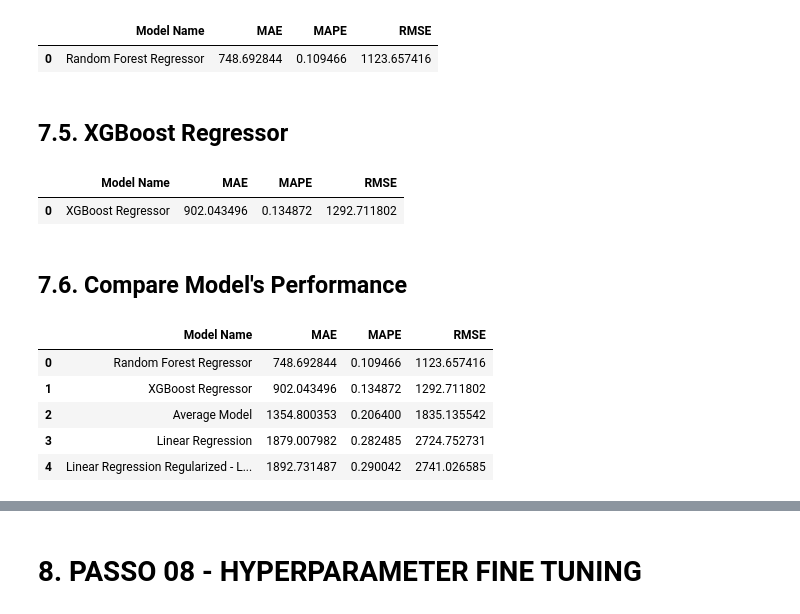
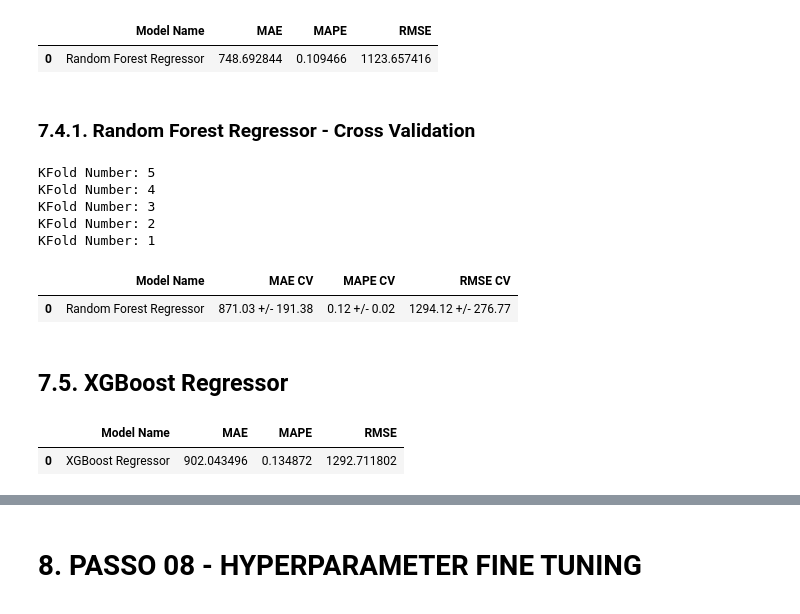
Before and after one commit to paulawehdorn/rossmann_store_sales_prediction, a Jupyter notebook: notebooks/rossmann_stores_sales_prediction.ipynb, the cells around one changed output, grey strips where cells are left out. Cells and saved outputs as stored; diff of their text form; code cells hidden in the pictures.

```diff
--- a/notebooks/rossmann_stores_sales_prediction.ipynb
+++ b/notebooks/rossmann_stores_sales_prediction.ipynb
@@ -1367,30 +1374,32 @@ rf_result
 # %% [output]
 |  | Model Name | MAE | MAPE | RMSE |
 | 0 | Random Forest Regressor | 748.692844 | 0.109466 | 1123.657416 |
+# %% [markdown]
+### 7.4.1. Random Forest Regressor - Cross Validation
+# %%
+model = RandomForestRegressor(n_estimators=100, n_jobs=-1, random_state=42)
+a = cross_validation(x_training, 5, 'Random Forest Regressor', model, verbose=True)
+a
+# %% [output]
+KFold Number: 5
+KFold Number: 4
+KFold Number: 3
+KFold Number: 2
+KFold Number: 1
+|  | Model Name | MAE CV | MAPE CV | RMSE CV |
+| 0 | Random Forest Regressor | 871.03 +/- 191.38 | 0.12 +/- 0.02 | 1294.12 +/- 276.77 |
 # %% [markdown]
 ## 7.5. XGBoost Regressor
-# %%
-# Model
-model_xgb = xgb.XGBRegressor().fit(x_train, y_train)
-
-# Prediction
-yhat_xgb = model_xgb.predict(x_test)
-
-# Performance
-xgb_result = ml_error('XGBoost Regressor', np.expm1( y_test ), np.expm1( yhat_xgb ))
-xgb_result
-# %% [output]
-|  | Model Name | MAE | MAPE | RMSE |
-| 0 | XGBoost Regressor | 902.043496 | 0.134872 | 1292.711802 |
-# %% [markdown]
-## 7.6. Compare Model's Performance
-# %%
-modelling_result = pd.concat([baseline_result, lr_result, lrr_result, rf_result, xgb_result])
-modelling_result.sort_values('RMSE').reset_index(drop=True)
-# %% [output]
-|  | Model Name | MAE | MAPE | RMSE |
-| 0 | Random Forest Regressor | 748.692844 | 0.109466 | 1123.657416 |
-| 1 | XGBoost Regressor | 902.043496 | 0.134872 | 1292.711802 |
-| 2 | Average Model | 1354.800353 | 0.206400 | 1835.135542 |
-| 3 | Linear Regression | 1879.007982 | 0.282485 | 2724.752731 |
-| 4 | Linear Regression Regularized - L... | 1892.731487 | 0.290042 | 2741.026585 |
+# %%
+# Model
+model_xgb = xgb.XGBRegressor().fit(x_train, y_train)
+
+# Prediction
+yhat_xgb = model_xgb.predict(x_test)
+
+# Performance
+xgb_result = ml_error('XGBoost Regressor', np.expm1( y_test ), np.expm1( yhat_xgb ))
+xgb_result
+# %% [output]
+|  | Model Name | MAE | MAPE | RMSE |
+| 0 | XGBoost Regressor | 902.043496 | 0.134872 | 1292.711802 |
```
Also changed, not shown: parts of 7 cells of this notebook.
